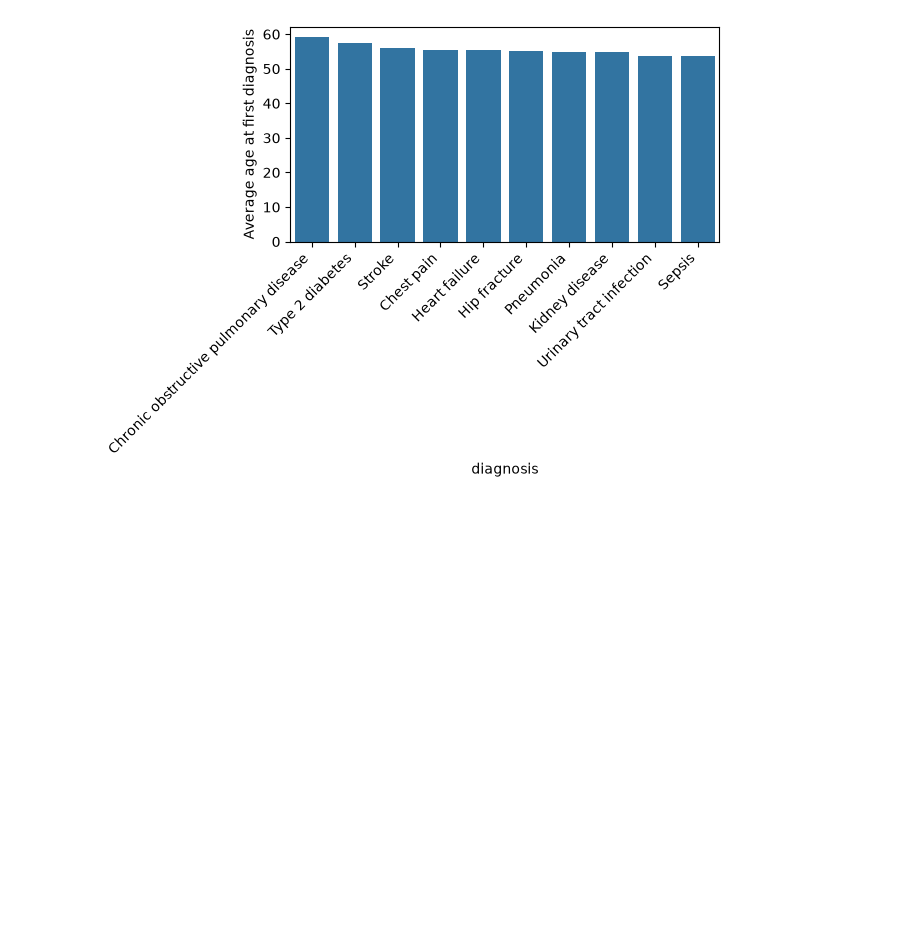
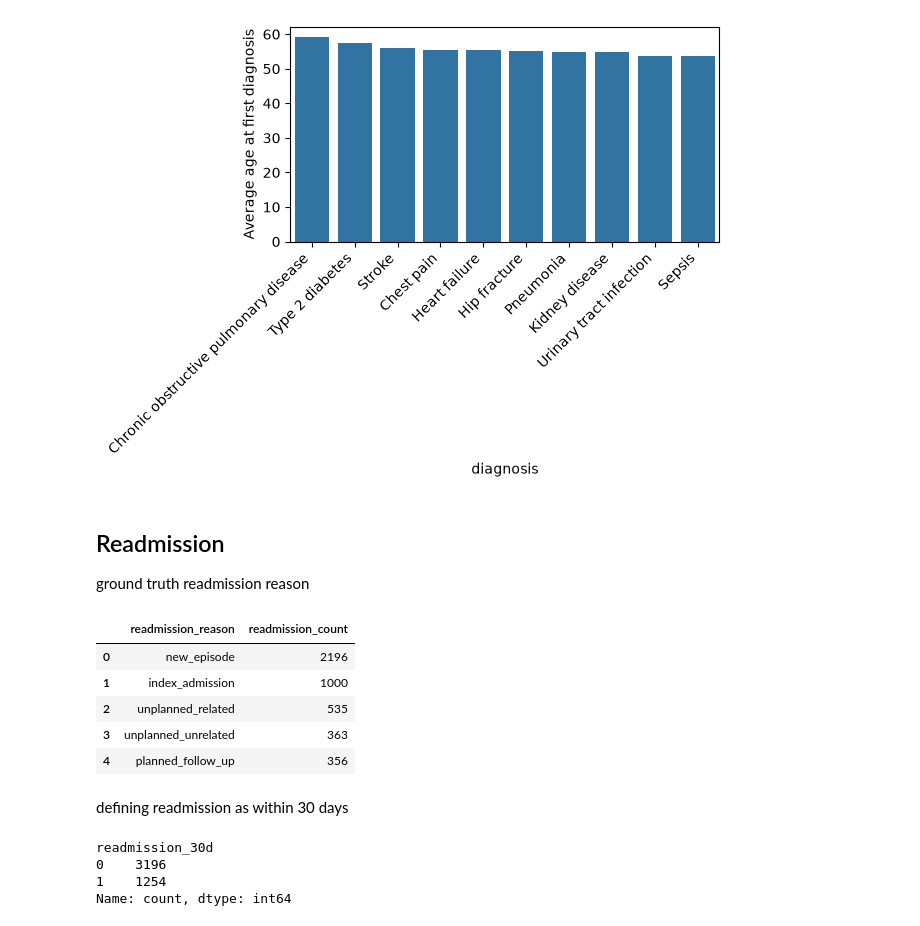
Before and after one commit to robertmaidstone/readmission-study, a Jupyter notebook: notebooks/analysis.ipynb, the cells around one changed output. Saved outputs shown, nothing was run; the diff lists cells and outputs as text; code cells hidden in the pictures; blank space fills up the shorter version.

```diff
--- a/notebooks/analysis.ipynb
+++ b/notebooks/analysis.ipynb
@@ -136,3 +195,64 @@ plt.xticks(rotation=45, ha="right")
 plt.tight_layout()
 # %% [output]
 [figure]
+# %% [markdown]
+## Readmission
+ground truth readmission reason
+# %%
+query = """
+SELECT
+    readmission_reason,
+    COUNT(*) AS readmission_count
+FROM admissions
+GROUP BY readmission_reason
+ORDER BY readmission_count DESC
+"""
+df = pd.read_sql(query, engine)
+df
+# %% [output]
+|  | readmission_reason | readmission_count |
+| 0 | new_episode | 2196 |
+| 1 | index_admission | 1000 |
+| 2 | unplanned_related | 535 |
+| 3 | unplanned_unrelated | 363 |
+| 4 | planned_follow_up | 356 |
+# %% [markdown]
+defining readmission as within 30 days
+# %%
+query = """
+WITH admissions_with_prev AS (
+    SELECT
+        admission_id,
+        patient_id,
+        admission_date,
+        discharge_date,
+        diagnosis,
+
+        LAG(discharge_date) OVER (
+            PARTITION BY patient_id
+            ORDER BY admission_date
+        ) AS previous_discharge_date
+
+    FROM admissions
+)
+
+SELECT
+    *,
+        admission_date - previous_discharge_date AS days_since_last_discharge,
+    CASE
+        WHEN previous_discharge_date IS NOT NULL
+         AND admission_date - previous_discharge_date <= 30
+        THEN 1
+        ELSE 0
+    END AS readmission_30d
+
+FROM admissions_with_prev;
+"""
+
+df = pd.read_sql(query, engine)
+df["readmission_30d"].value_counts()
+# %% [output]
+readmission_30d
+0    3196
+1    1254
+Name: count, dtype: int64
```
Also changed, not shown: parts of 4 cells of this notebook.
